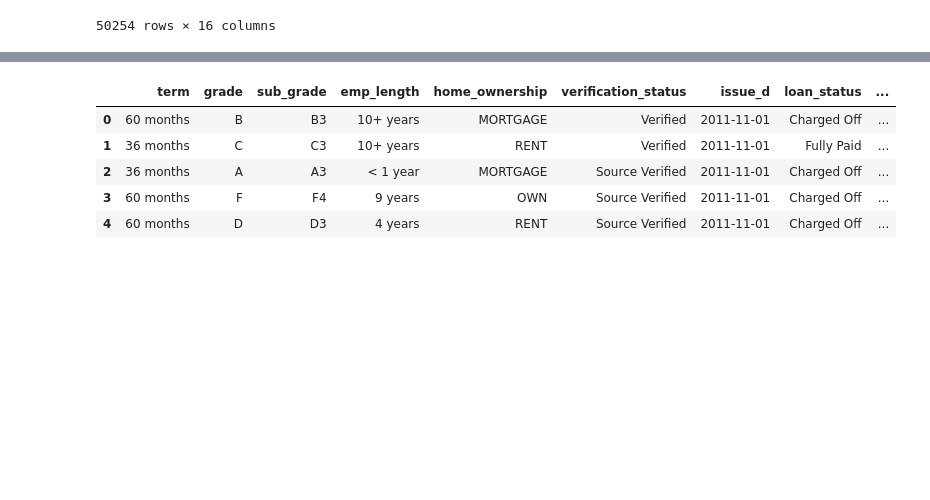
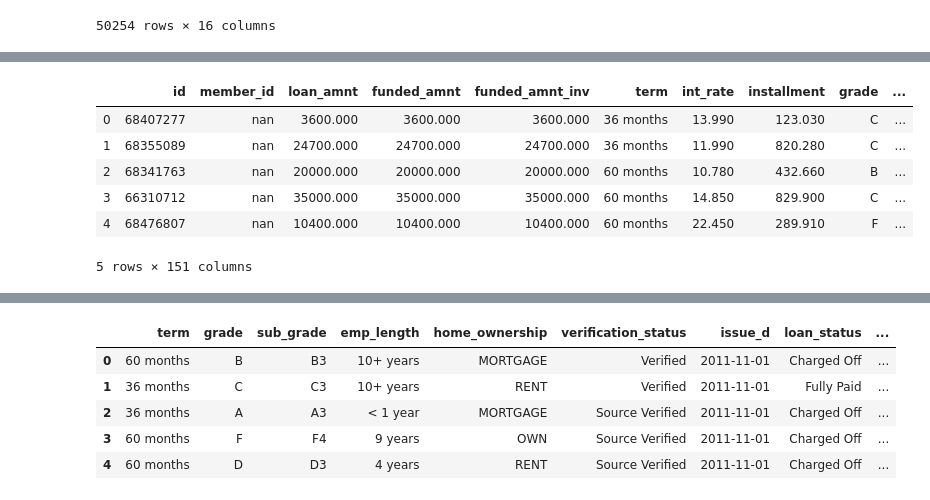
Before and after one commit to heyifuwhu/Lending_Club, a Jupyter notebook: Data_Processing.ipynb, the cells around one changed output, grey strips where cells are left out. Drawn from its saved outputs; the diff is of its cells as text; code cells hidden in the pictures; blank space fills up the shorter version.

```diff
--- a/Data_Processing.ipynb
+++ b/Data_Processing.ipynb
@@ -491,0 +433,10 @@ temp2 = new1.describe()
+# %%
+acp.head()
+# %% [output]
+|  | id | member_id | loan_amnt | funded_amnt | funded_amnt_inv | term | int_rate | installment | grade | ... |
+| 0 | 68407277 | nan | 3600.000 | 3600.000 | 3600.000 | 36 months | 13.990 | 123.030 | C | ... |
+| 1 | 68355089 | nan | 24700.000 | 24700.000 | 24700.000 | 36 months | 11.990 | 820.280 | C | ... |
+| 2 | 68341763 | nan | 20000.000 | 20000.000 | 20000.000 | 60 months | 10.780 | 432.660 | B | ... |
+| 3 | 66310712 | nan | 35000.000 | 35000.000 | 35000.000 | 60 months | 14.850 | 829.900 | C | ... |
+| 4 | 68476807 | nan | 10400.000 | 10400.000 | 10400.000 | 60 months | 22.450 | 289.910 | F | ... |
+5 rows × 151 columns
```
Also changed, not shown: parts of 18 cells of this notebook.
